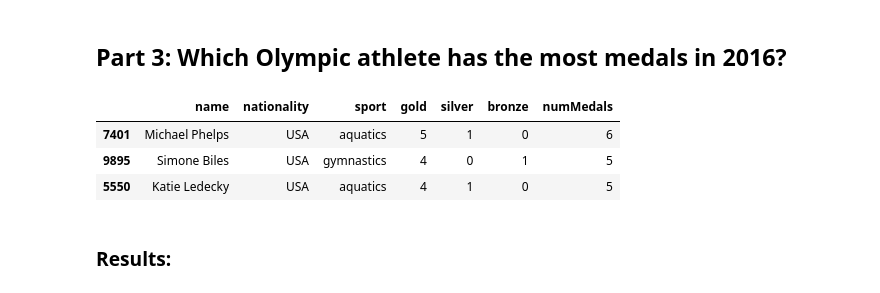
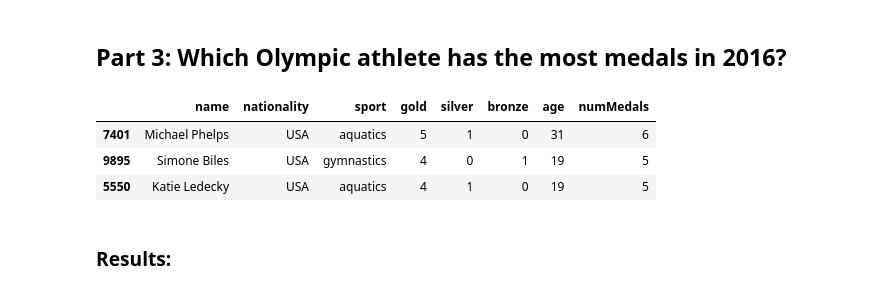
Before and after one commit to bdavis12302/2020-2016-Summer-Olympic-Data, a Jupyter notebook: DSCI235 Final Project - 2020 and 2016 Summer Olympic Data.ipynb, the cells around one changed output. Saved outputs shown, nothing was run; the diff lists cells and outputs as text; code cells hidden in the pictures.

```diff
--- a/DSCI235 Final Project - 2020 and 2016 Summer Olympic Data.ipynb
+++ b/DSCI235 Final Project - 2020 and 2016 Summer Olympic Data.ipynb
@@ -359,14 +360,14 @@ Yes, most of these athletes compete in events that tend to have younger or older
 # %%
 olympics2016['numMedals'] = olympics2016['gold'] + olympics2016['silver'] + olympics2016['bronze']
 sortByNumMedals2016 = olympics2016.sort_values(by="numMedals", ascending = False)
-sortByNumMedals2016 = sortByNumMedals2016[['name','nationality','sport','gold','silver','bronze','numMedals']]
+sortByNumMedals2016 = sortByNumMedals2016[['name','nationality','sport','gold','silver','bronze','age','numMedals']]
 topAthlete2016 = sortByNumMedals2016.head(3)
 topAthlete2016
 # %% [output]
-|  | name | nationality | sport | gold | silver | bronze | numMedals |
-| 7401 | Michael Phelps | USA | aquatics | 5 | 1 | 0 | 6 |
-| 9895 | Simone Biles | USA | gymnastics | 4 | 0 | 1 | 5 |
-| 5550 | Katie Ledecky | USA | aquatics | 4 | 1 | 0 | 5 |
+|  | name | nationality | sport | gold | silver | bronze | age | numMedals |
+| 7401 | Michael Phelps | USA | aquatics | 5 | 1 | 0 | 31 | 6 |
+| 9895 | Simone Biles | USA | gymnastics | 4 | 0 | 1 | 19 | 5 |
+| 5550 | Katie Ledecky | USA | aquatics | 4 | 1 | 0 | 19 | 5 |
 # %% [markdown]
 ### Results:
 # %% [markdown]
```
Also changed, not shown: parts of 6 cells of this notebook.
